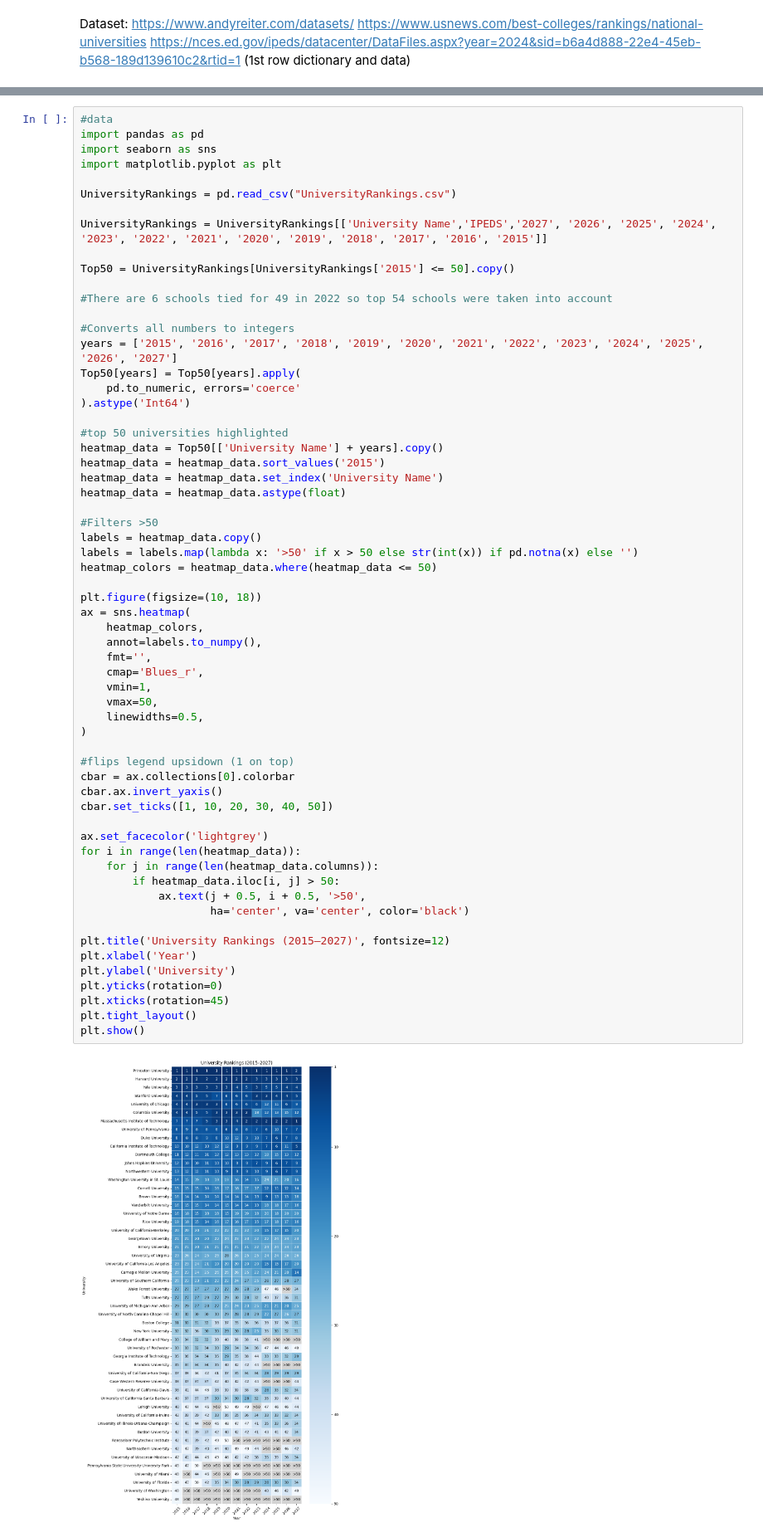
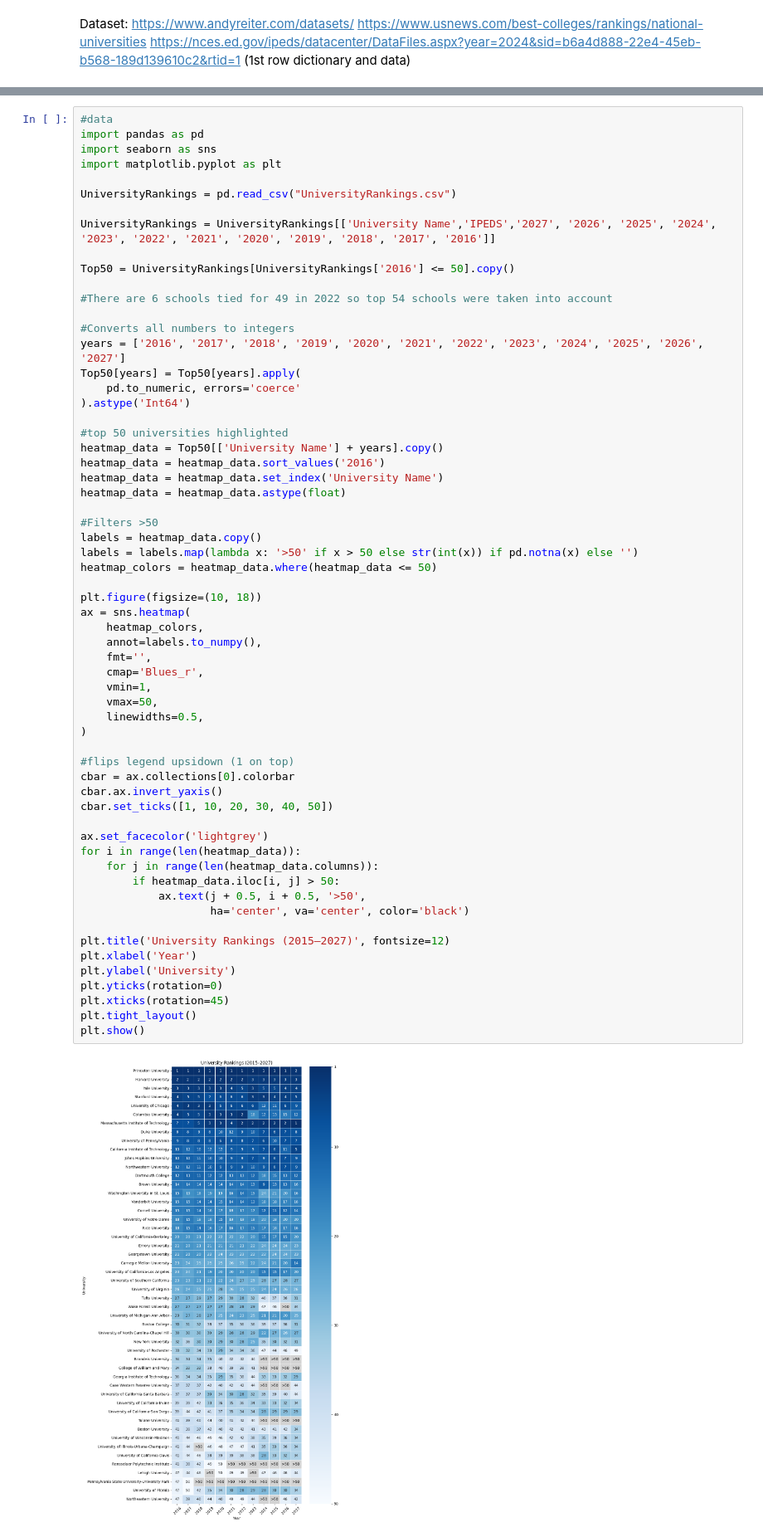
Before and after one commit to KarlaRH12/school_ranking_analysis, a Jupyter notebook: analysis_rankings.ipynb, the cells around one changed output, grey strips where cells are left out. Shown at 83% size. Drawn from its saved outputs; the diff is of its cells as text.

```diff
--- a/analysis_rankings.ipynb
+++ b/analysis_rankings.ipynb
@@ -74,21 +74,21 @@ import matplotlib.pyplot as plt
 
 UniversityRankings = pd.read_csv("UniversityRankings.csv")
 
-UniversityRankings = UniversityRankings[['University Name','IPEDS','2027', '2026', '2025', '2024', '2023', '2022', '2021', '2020', '2019', '2018', '2017', '2016', '2015']]
+UniversityRankings = UniversityRankings[['University Name','IPEDS','2027', '2026', '2025', '2024', '2023', '2022', '2021', '2020', '2019', '2018', '2017', '2016']]
 
-Top50 = UniversityRankings[UniversityRankings['2015'] <= 50].copy()
+Top50 = UniversityRankings[UniversityRankings['2016'] <= 50].copy()
 
 #There are 6 schools tied for 49 in 2022 so top 54 schools were taken into account
 
 #Converts all numbers to integers
-years = ['2015', '2016', '2017', '2018', '2019', '2020', '2021', '2022', '2023', '2024', '2025', '2026', '2027']
+years = ['2016', '2017', '2018', '2019', '2020', '2021', '2022', '2023', '2024', '2025', '2026', '2027']
 Top50[years] = Top50[years].apply(
     pd.to_numeric, errors='coerce'
 ).astype('Int64')
 
 #top 50 universities highlighted
 heatmap_data = Top50[['University Name'] + years].copy()
-heatmap_data = heatmap_data.sort_values('2015')
+heatmap_data = heatmap_data.sort_values('2016')
 heatmap_data = heatmap_data.set_index('University Name')
 heatmap_data = heatmap_data.astype(float)
 
@@ -101,34 +101,34 @@ plt.figure(figsize=(10, 18))
 ax = sns.heatmap(
     heatmap_colors,
     annot=labels.to_numpy(),
     fmt='',
     cmap='Blues_r',
     vmin=1,
     vmax=50,
     linewidths=0.5,
 )
 
 #flips legend upsidown (1 on top)
 cbar = ax.collections[0].colorbar
 cbar.ax.invert_yaxis()
 cbar.set_ticks([1, 10, 20, 30, 40, 50])
 
 ax.set_facecolor('lightgrey')
 for i in range(len(heatmap_data)):
     for j in range(len(heatmap_data.columns)):
         if heatmap_data.iloc[i, j] > 50:
             ax.text(j + 0.5, i + 0.5, '>50',
                     ha='center', va='center', color='black')
 
 plt.title('University Rankings (2015–2027)', fontsize=12)
 plt.xlabel('Year')
 plt.ylabel('University')
 plt.yticks(rotation=0)
 plt.xticks(rotation=45)
 plt.tight_layout()
 plt.show()
 # %% [output]
-[figure, old version]
+[figure, new version]
 # %%
 # UCSB, UCI, UCSD, and UCD highlighted
 UC_data = UniversityRankings[
```
Also changed, not shown: parts of 3 cells of this notebook.
